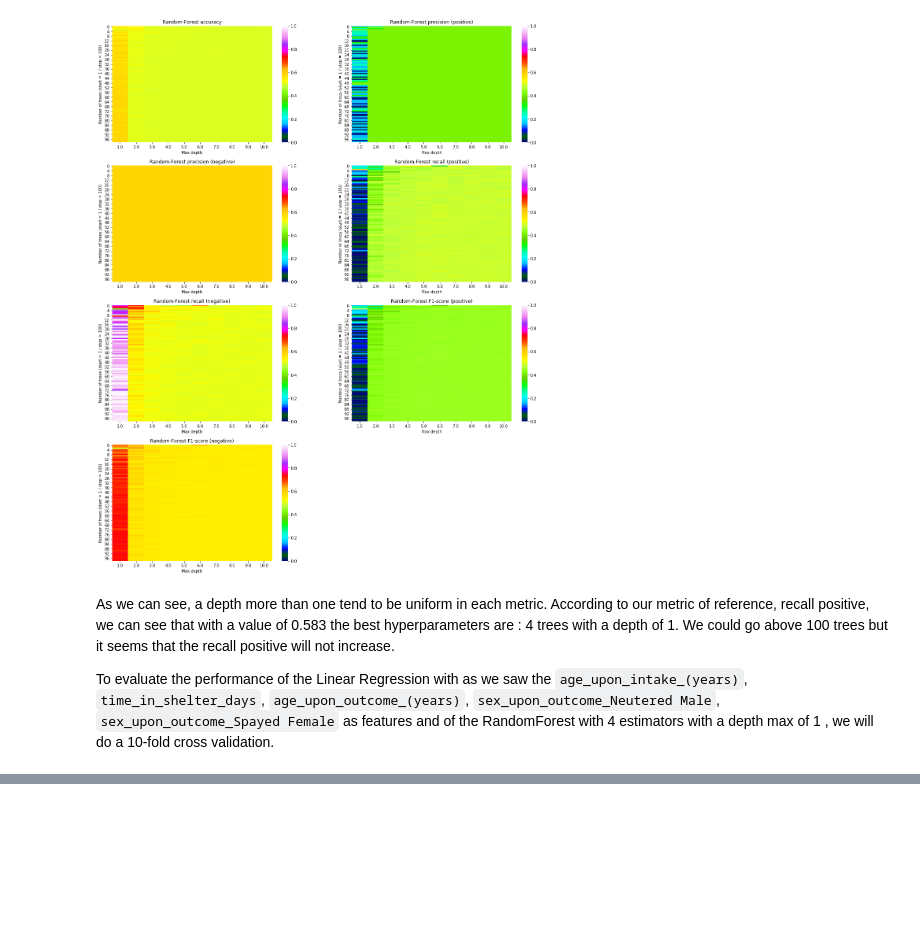
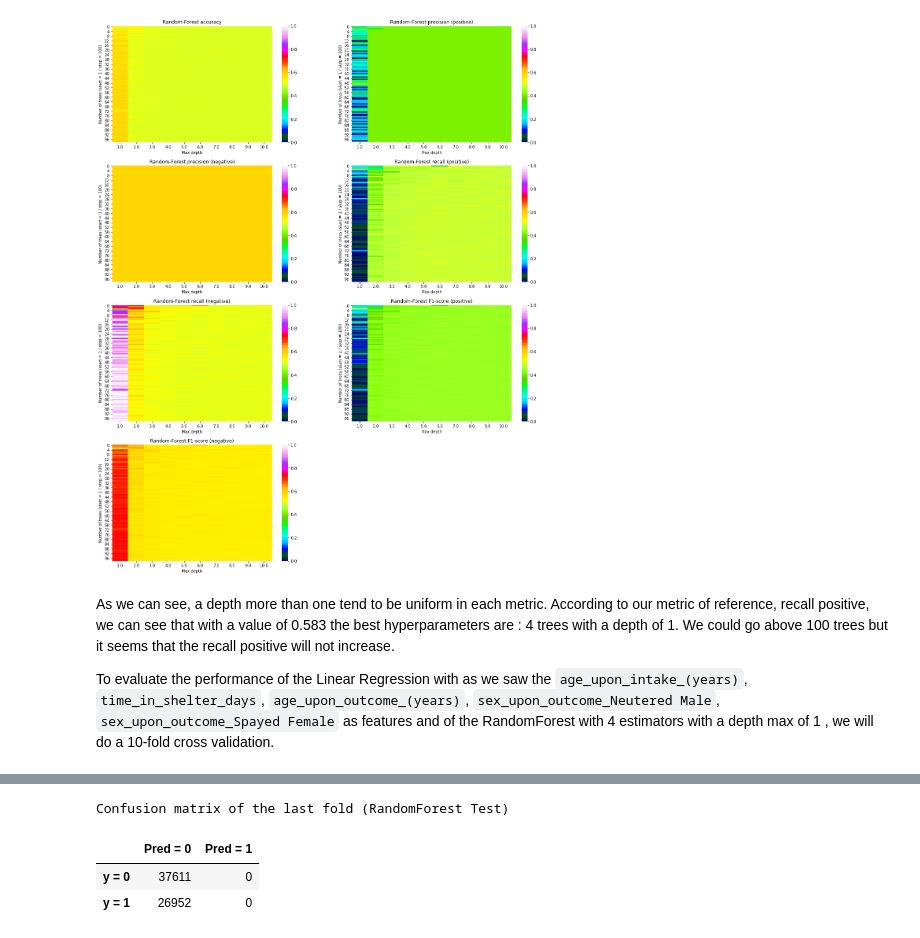
Before and after one commit to vbruttin/ada_homeworks, a Jupyter notebook: Homework4.ipynb, the cells around one changed output, grey strips where cells are left out. Cells and saved outputs as stored; diff of their text form; code cells hidden in the pictures; blank space fills up the shorter version.

```diff
--- a/Homework4.ipynb
+++ b/Homework4.ipynb
@@ -974,0 +1051,8 @@ plt.title('Performance of the 2 classifier type using 10-fold Cross-Validation')
+# %%
+print('Confusion matrix of the last fold (RandomForest Test)')
+df_confusion_RandomForest_train
+# %% [output]
+Confusion matrix of the last fold (RandomForest Test)
+|  | Pred = 0 | Pred = 1 |
+| y = 0 | 37611 | 0 |
+| y = 1 | 26952 | 0 |
```
Also changed, not shown: parts of 8 cells of this notebook.
